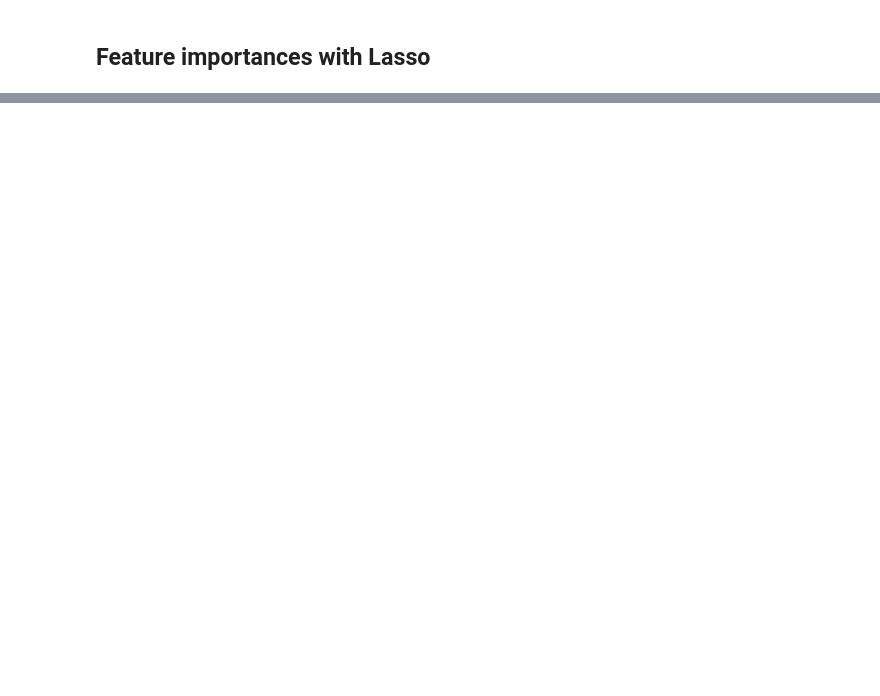
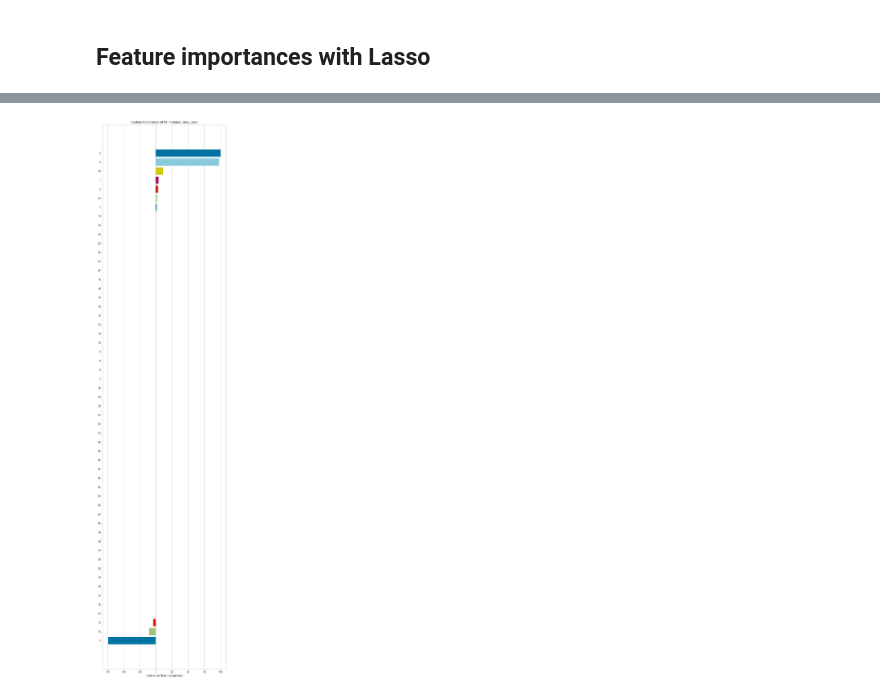
Before and after one commit to saraahmadova94/Machine_Learning, a Jupyter notebook: Regularization/ML_Regularization (Ridge-Lasso-ElasticNet).ipynb, the cells around one changed output, grey strips where cells are left out. Saved outputs shown, nothing was run; the diff lists cells and outputs as text; code cells hidden in the pictures; blank space fills up the shorter version.

```diff
--- a/Regularization/ML_Regularization (Ridge-Lasso-ElasticNet).ipynb
+++ b/Regularization/ML_Regularization (Ridge-Lasso-ElasticNet).ipynb
@@ -1383,0 +1520,14 @@ Feature importance refers to techniques that assign a score to input features ba
+# %%
+model = Lasso(alpha=0.01)
+
+viz = FeatureImportances(model, labels=pd.DataFrame(X_train).columns)
+visualizer = RadViz(size=(720, 3000))
+viz.fit(X_train_scaled, y_train)
+viz.show();
+
+# For the Lasso model, we pass the model with the best-performing alpha hyperparameter (alpha=0.01) into the FeatureImportances function.
+# As labels, we provide the column names of the dataframe.
+
+# We can perform feature selection using Lasso.
+# %% [output]
+[figure, added]
```
Also changed, not shown: parts of 46 cells of this notebook.
